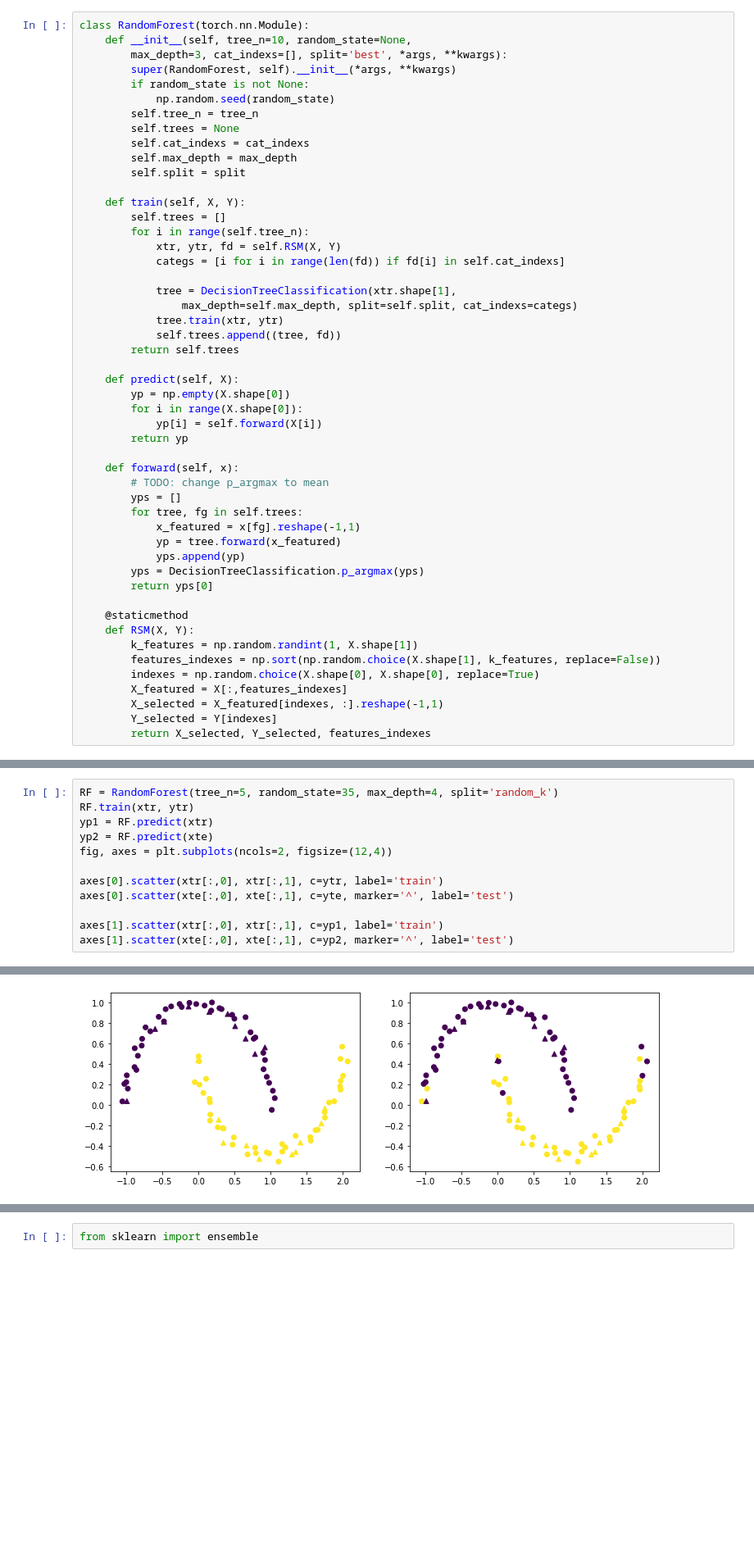
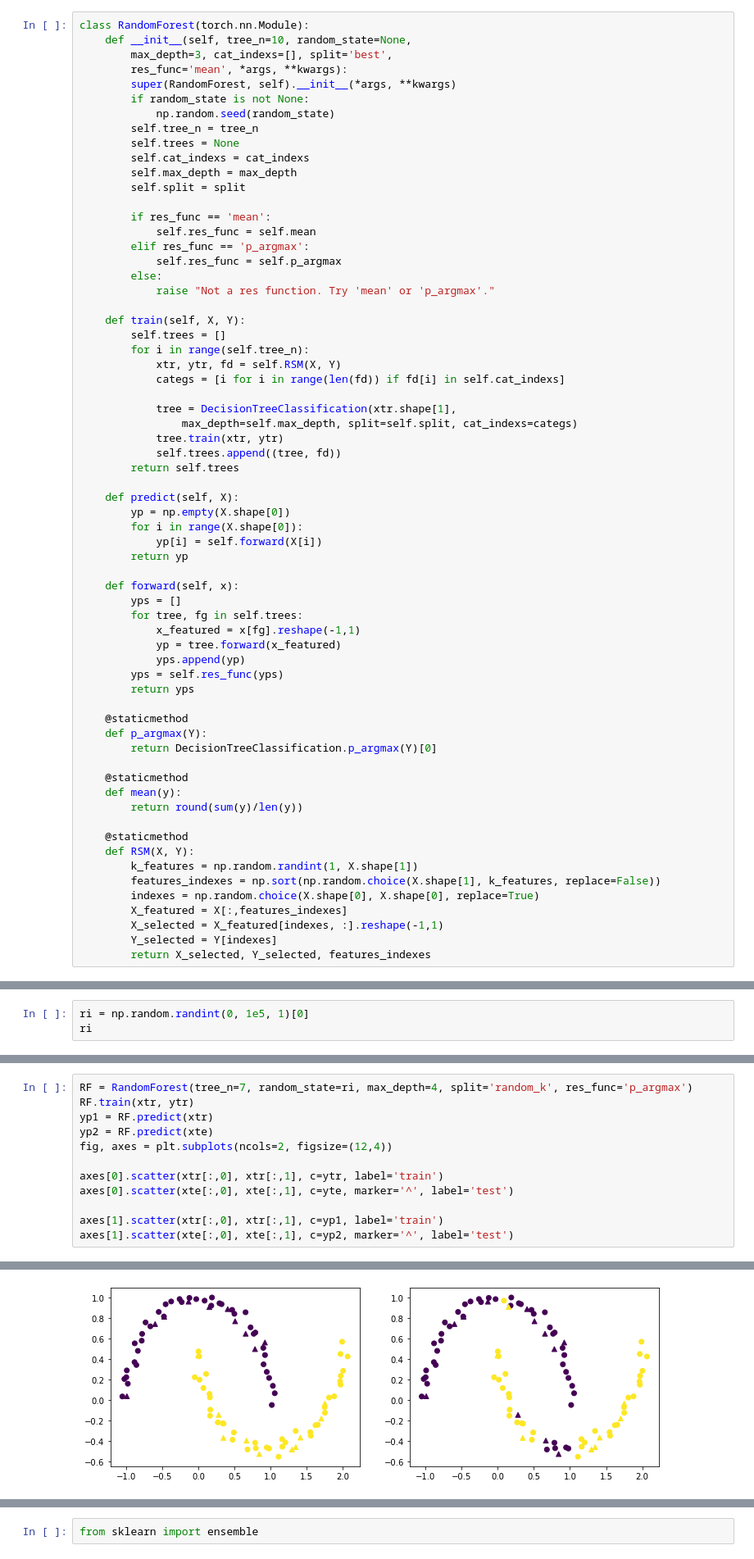
Before and after one commit to newmancu/ML_tests, a Jupyter notebook: ML/Trees/RandomForest.ipynb, the cells around one changed output, grey strips where cells are left out. Shown at 82% size. Drawn from its saved outputs; the diff is of its cells as text; blank space fills up the shorter version.

```diff
--- a/ML/Trees/RandomForest.ipynb
+++ b/ML/Trees/RandomForest.ipynb
@@ -198,7 +199,8 @@ class DecisionTreeClassification(torch.nn.Module):
 # %%
 class RandomForest(torch.nn.Module):
     def __init__(self, tree_n=10, random_state=None,
-        max_depth=3, cat_indexs=[], split='best', *args, **kwargs):
+        max_depth=3, cat_indexs=[], split='best',
+        res_func='mean', *args, **kwargs):
         super(RandomForest, self).__init__(*args, **kwargs)
         if random_state is not None:
             np.random.seed(random_state)
@@ -207,6 +209,13 @@ class RandomForest(torch.nn.Module):
         self.cat_indexs = cat_indexs
         self.max_depth = max_depth
         self.split = split
+
+        if res_func == 'mean':
+            self.res_func = self.mean
+        elif res_func == 'p_argmax':
+            self.res_func = self.p_argmax
+        else:
+            raise "Not a res function. Try 'mean' or 'p_argmax'."
 
     def train(self, X, Y):
         self.trees = []
@@ -227,14 +236,21 @@ class RandomForest(torch.nn.Module):
         return yp
 
     def forward(self, x):
-        # TODO: change p_argmax to mean
         yps = []
         for tree, fg in self.trees:
             x_featured = x[fg].reshape(-1,1)
             yp = tree.forward(x_featured)
             yps.append(yp)
-        yps = DecisionTreeClassification.p_argmax(yps)
-        return yps[0]
+        yps = self.res_func(yps)
+        return yps
+
+    @staticmethod
+    def p_argmax(Y):
+        return DecisionTreeClassification.p_argmax(Y)[0]
+
+    @staticmethod
+    def mean(y):
+        return round(sum(y)/len(y))
 
     @staticmethod
     def RSM(X, Y):
@@ -321,0 +338,3 @@ print(fd)
+# %%
+ri = np.random.randint(0, 1e5, 1)[0]
+ri
@@ -322,5 +343,5 @@ print(fd)
 # %%
-RF = RandomForest(tree_n=5, random_state=35, max_depth=4, split='random_k')
+RF = RandomForest(tree_n=7, random_state=ri, max_depth=4, split='random_k', res_func='p_argmax')
 RF.train(xtr, ytr)
 yp1 = RF.predict(xtr)
 yp2 = RF.predict(xte)
@@ -353 +357 @@ axes[1].scatter(xte[:,0], xte[:,1], c=yp2, marker='^', label='test')
-[figure, old version]
+[figure, new version]
```
Also changed, not shown: parts of 11 cells of this notebook.
